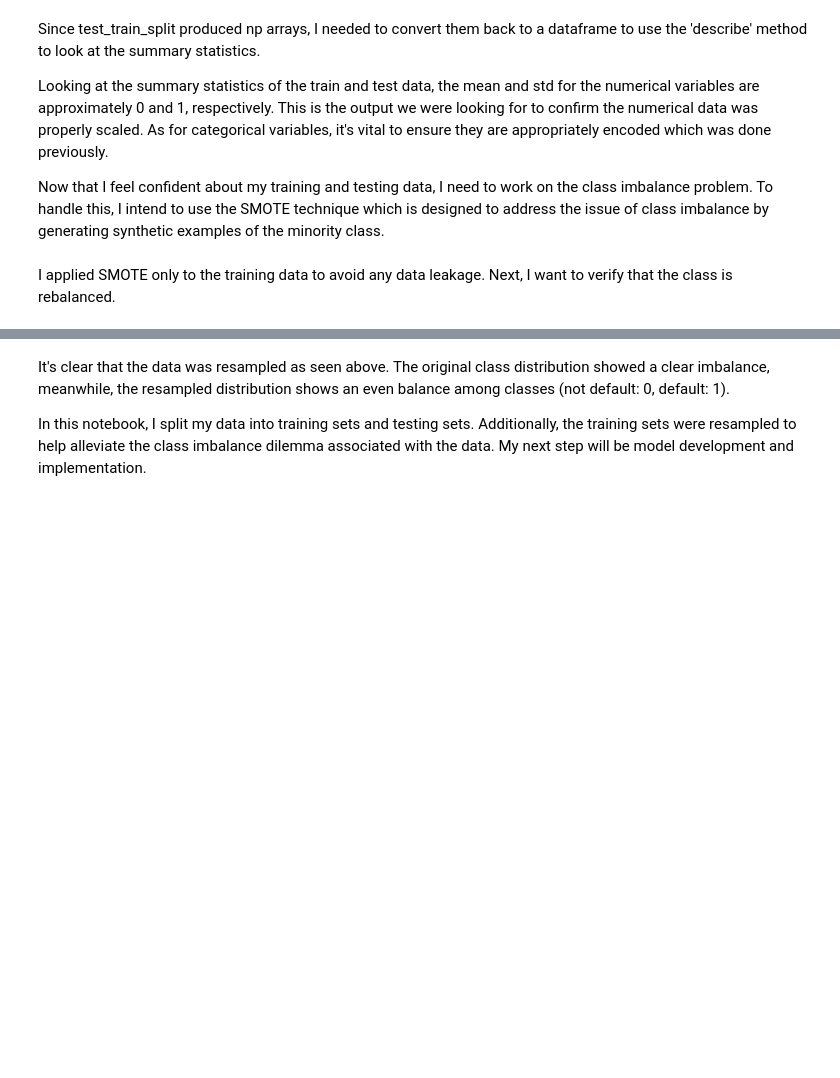
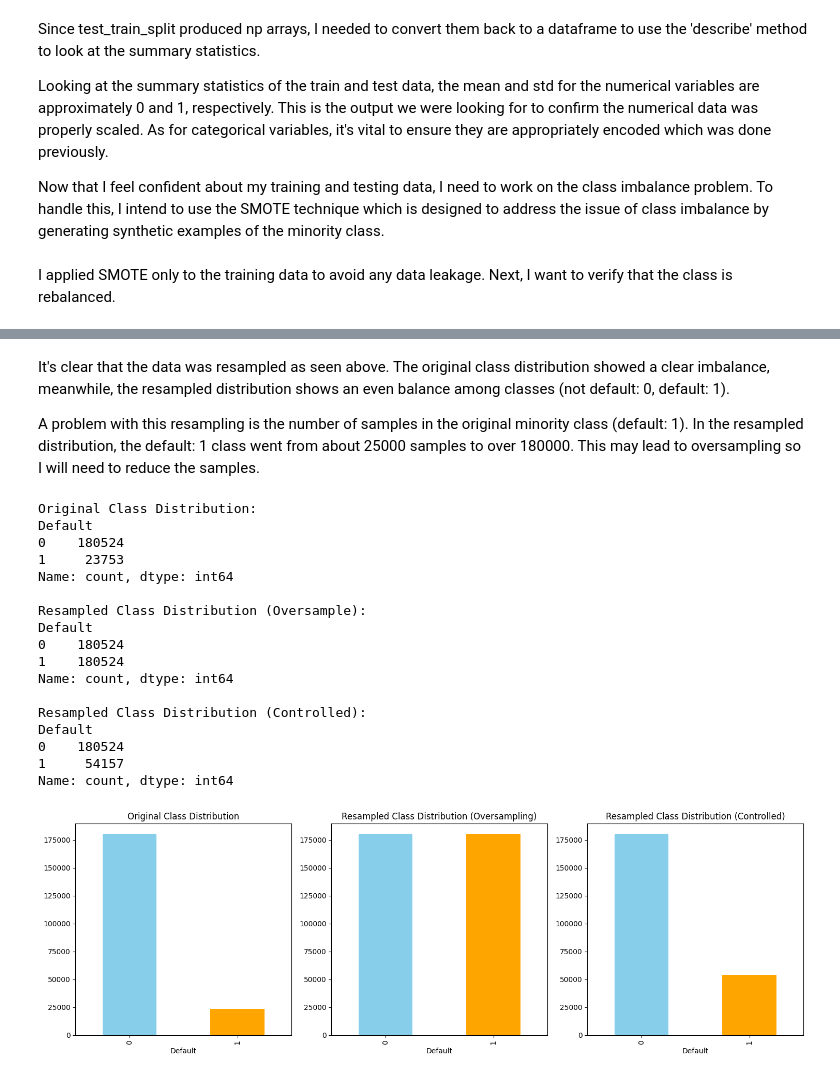
Before and after one commit to tripfernandes/Capstone-II---Loan-Default-Prediction, a Jupyter notebook: loan_prediction_preprocessing.ipynb, the cells around one changed output, grey strips where cells are left out. Cells and saved outputs as stored; diff of their text form; code cells hidden in the pictures; blank space fills up the shorter version.

```diff
--- a/loan_prediction_preprocessing.ipynb
+++ b/loan_prediction_preprocessing.ipynb
@@ -140,4 +142,63 @@ Name: count, dtype: int64
 # %% [markdown]
 It's clear that the data was resampled as seen above. The original class distribution showed a clear imbalance, meanwhile, the resampled distribution shows an even balance among classes (not default: 0, default: 1).
 
-In this notebook, I split my data into training sets and testing sets. Additionally, the training sets were resampled to help alleviate the class imbalance dilemma associated with the data.  My next step will be model development and implementation.
+A problem with this resampling is the number of samples in the original minority class (default: 1). In the resampled distribution, the default: 1 class went from about 25000 samples to over 180000. This may lead to oversampling so I will need to reduce the samples.
+# %%
+class_counts = np.bincount(y_train)
+min_class_count = class_counts[1]
+maj_class_count = class_counts[0]
+imbalance_ratio = maj_class_count / min_class_count
+
+desired_ratio = 0.3
+
+sampling_strategy = {0: maj_class_count, 1: int(maj_class_count * desired_ratio)}
+
+smote = SMOTE(sampling_strategy = sampling_strategy, random_state= 42)
+X_train_resampled, y_train_resampled = smote.fit_resample(X_train_transformed, y_train)
+# %%
+resampled_class_dist = pd.Series(y_train_resampled).value_counts()
+
+plt.figure(figsize=(15, 5))
+
+print("Original Class Distribution:")
+print(original_class_dist)
+
+print("\nResampled Class Distribution (Oversample):")
+print(res_class_dist)
+
+print("\nResampled Class Distribution (Controlled):")
+print(resampled_class_dist)
+
+plt.subplot(1, 3, 1)
+original_class_dist.plot(kind='bar', color=['skyblue', 'orange'])
+plt.title("Original Class Distribution")
+
+plt.subplot(1, 3, 2)
+res_class_dist.plot(kind='bar', color=['skyblue', 'orange'])
+plt.title("Resampled Class Distribution (Oversampling)")
+
+plt.subplot(1, 3, 3)
+resampled_class_dist.plot(kind='bar', color=['skyblue', 'orange'])
+plt.title("Resampled Class Distribution (Controlled)")
+
+plt.tight_layout()
+plt.show()
+# %% [output]
+Original Class Distribution:
+Default
+0    180524
+1     23753
+Name: count, dtype: int64
+
+Resampled Class Distribution (Oversample):
+Default
+0    180524
+1    180524
+Name: count, dtype: int64
+
+Resampled Class Distribution (Controlled):
+Default
+0    180524
+1     54157
+Name: count, dtype: int64
+[figure, added]
```
Also changed, not shown: parts of 7 cells of this notebook.
